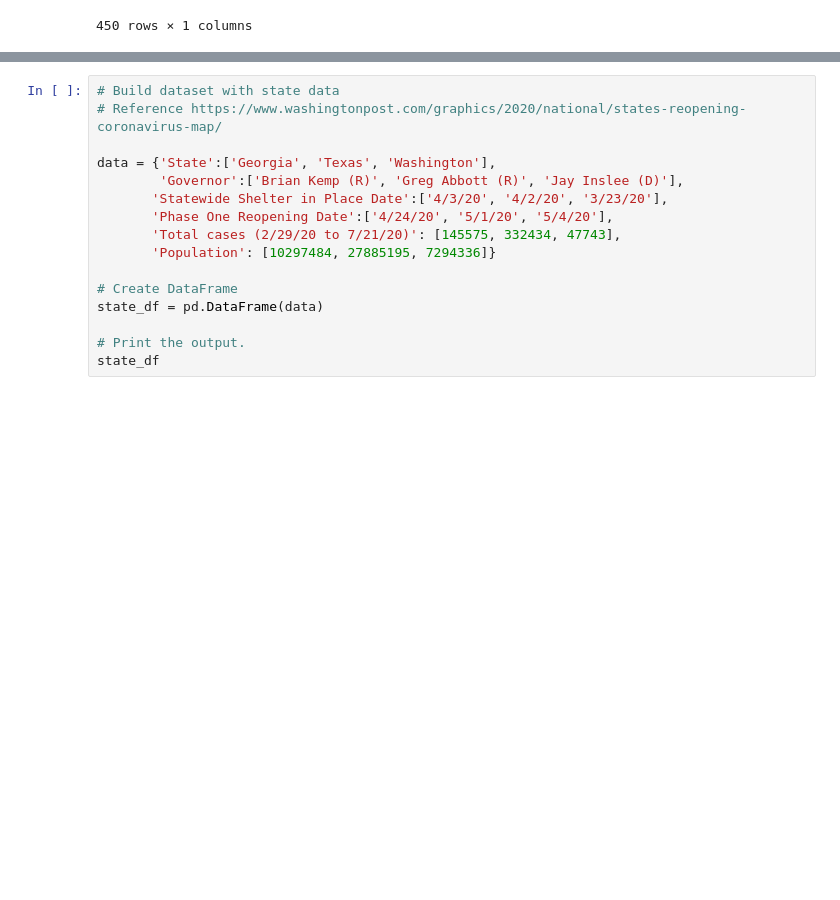
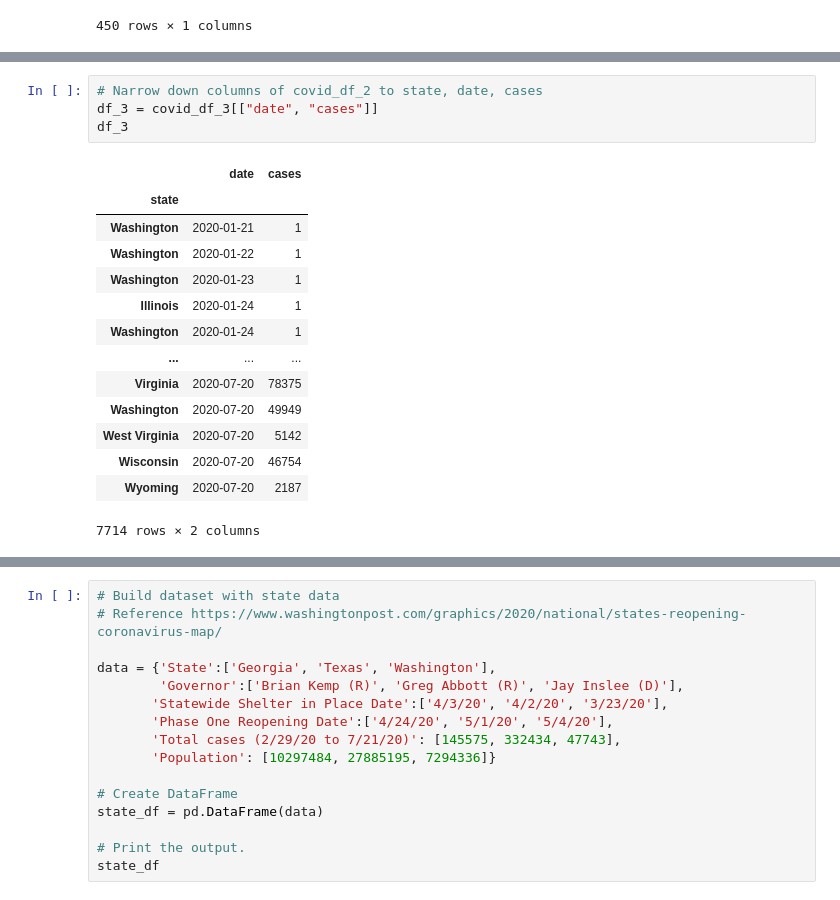
Before and after one commit to Emily-Keymon/Group-Project, a Jupyter notebook: Covid-19 Data Exploration and Cleanup.ipynb, the cells around one changed output, grey strips where cells are left out. Cells and saved outputs as stored; diff of their text form; blank space fills up the shorter version.

```diff
--- a/Covid-19 Data Exploration and Cleanup.ipynb
+++ b/Covid-19 Data Exploration and Cleanup.ipynb
@@ -155,0 +246,19 @@ covid_df_3
+# %%
+# Narrow down columns of covid_df_2 to state, date, cases
+df_3 = covid_df_3[["date", "cases"]]
+df_3
+# %% [output]
+|  | date | cases |
+| state |  |  |
+| Washington | 2020-01-21 | 1 |
+| Washington | 2020-01-22 | 1 |
+| Washington | 2020-01-23 | 1 |
+| Illinois | 2020-01-24 | 1 |
+| Washington | 2020-01-24 | 1 |
+| ... | ... | ... |
+| Virginia | 2020-07-20 | 78375 |
+| Washington | 2020-07-20 | 49949 |
+| West Virginia | 2020-07-20 | 5142 |
+| Wisconsin | 2020-07-20 | 46754 |
+| Wyoming | 2020-07-20 | 2187 |
+7714 rows × 2 columns
```
Also changed, not shown: parts of 11 cells of this notebook, 2 other files.
